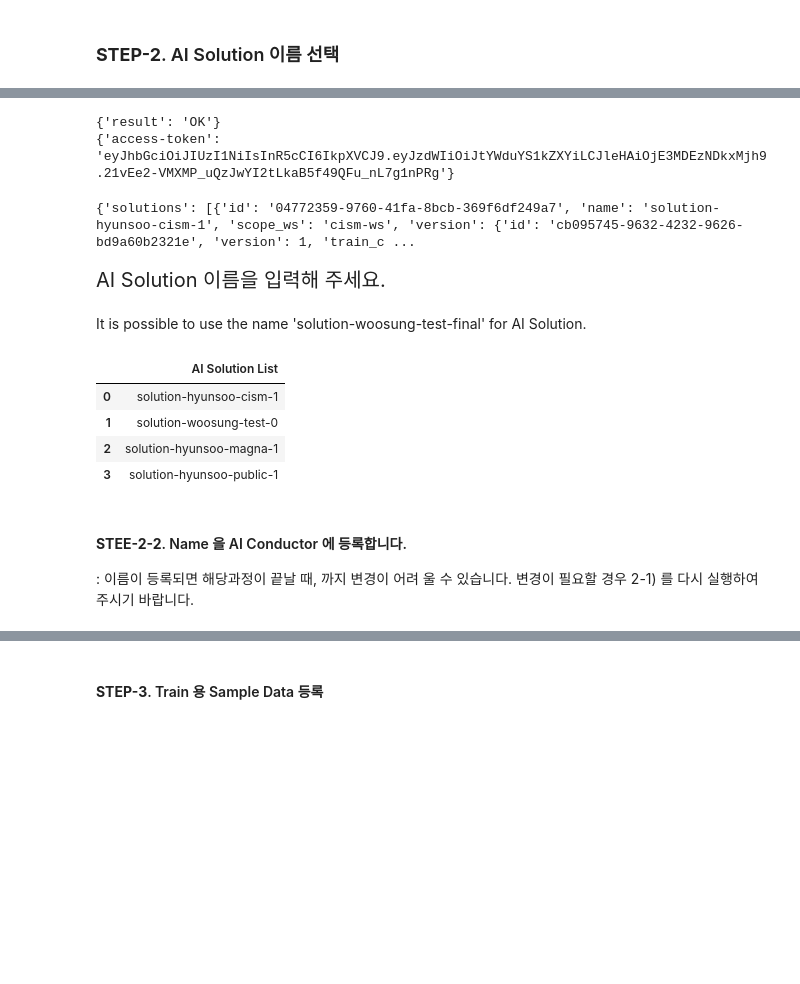
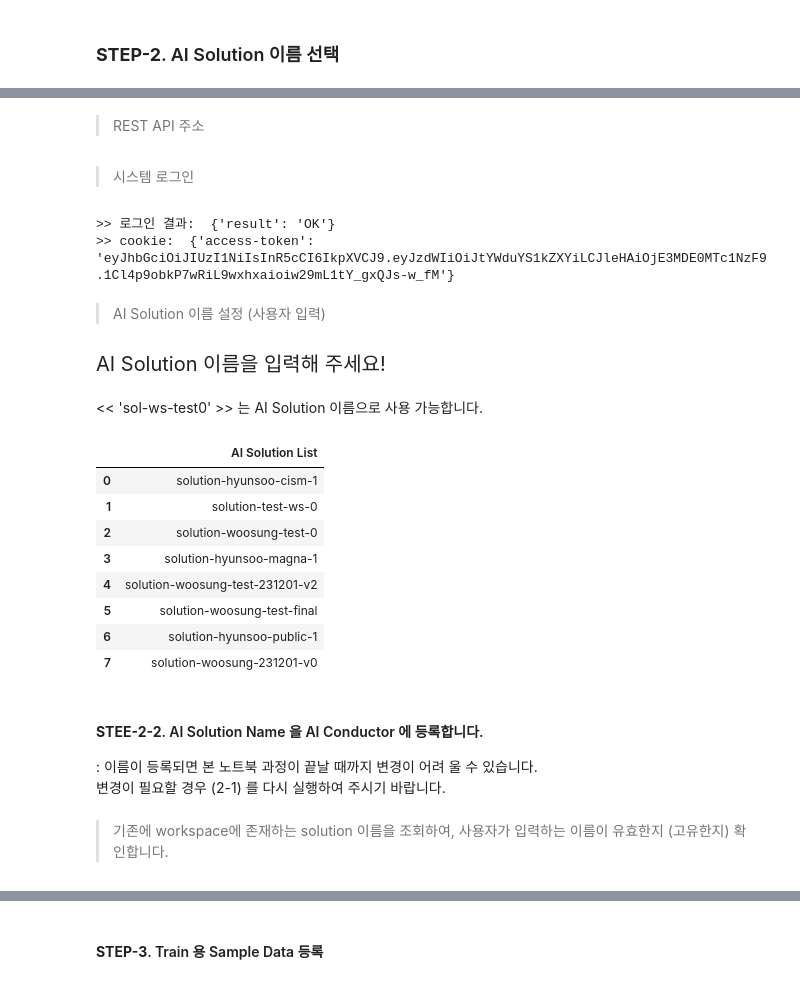
Before and after one commit to mellerikat/ALO, a Jupyter notebook: scripts/creating_ai_solution/creating_container_and_solution_metadata-cism-ws-v0.7.ipynb, the cells around one changed output, grey strips where cells are left out. Saved outputs shown, nothing was run; the diff lists cells and outputs as text; code cells hidden in the pictures; blank space fills up the shorter version.

Commit message:
feat: AI Solution 등록 scripts 업데이트 (AIC v0.7기준)
http://clm.lge.com/issue/browse/DXADVTECH-573?attachmentSortBy=dateTime&attachmentOrder=asc

```diff
--- a/scripts/creating_ai_solution/creating_container_and_solution_metadata-cism-ws-v0.7.ipynb
+++ b/scripts/creating_ai_solution/creating_container_and_solution_metadata-cism-ws-v0.7.ipynb
@@ -37 +57,3 @@ import requests
+# %% [markdown]
+> REST API 주소
 # %%
@@ -65,12 +72,7 @@ STREAMS = BASE_URI + 'streams' # POST
+# %% [markdown]
+> 시스템 로그인
 # %%
-# LOGIN
-#################################
-########    "Fixed"      ########
-#################################
-LOGIN_ID = 'magna-dev'
-LOGIN_PW = 'magna-dev@com'
-#################################
-
+# 로그인
 login_data = json.dumps({
   "login_id": LOGIN_ID,
   "login_pw": LOGIN_PW
@@ -82,61 +84,60 @@ access_token = cookies.get('access-token', None)
 aic_cookie = {
   'access-token' : access_token
 }
-
-print(login_response.json())
-print(aic_cookie)
+print('>> 로그인 결과: ', login_response.json())
+print('>> cookie: ', aic_cookie)
 # %% [output]
-{'result': 'OK'}
-{'access-token': 'eyJhbGciOiJIUzI1NiIsInR5cCI6IkpXVCJ9.eyJzdWIiOiJtYWduYS1kZXYiLCJleHAiOjE3MDEzNDkxMjh9.21vEe2-VMXMP_uQzJwYI2tLkaB5f49QFu_nL7g1nPRg'}
+>> 로그인 결과:  {'result': 'OK'}
+>> cookie:  {'access-token': 'eyJhbGciOiJIUzI1NiIsInR5cCI6IkpXVCJ9.eyJzdWIiOiJtYWduYS1kZXYiLCJleHAiOjE3MDE0MTc1NzF9.1Cl4p9obkP7wRiL9wxhxaioiw29mL1tY_gxQJs-w_fM'}
+# %% [markdown]
+> AI Solution 이름 설정 (사용자 입력)
 # %%
 # AI Solution 이름 설정
 from IPython.display import HTML, display
 import pandas as pd
-#################################
-"""
-0 : public으로 등록된 solution을 가져옴
-1 : cism-ws으로 등록된 solution을 가져옴
-"""
-ONLY_PUBLIC = 0 # 1
-#################################
 
 solution_data = {
     "workspace_name": WORKSPACE_NAME,
     "only_public": ONLY_PUBLIC
 }
 solution_name = requests.get(URI + AI_SOLUTION, params=solution_data, cookies=aic_cookie)
-print(solution_name.json())
+solution_list = []
 
-solution_list = []
 for sol in solution_name.json()['solutions']:
     solution_list.append(sol['name'])
 
 ## soltuion 이름 입력 받기
-display(HTML('<p style="font-size: 20px;">AI Solution 이름을 입력해 주세요. </p>'))
-user_input = input("Name: ")
+display(HTML('<p style="font-size: 20px;"> AI Solution 이름을 입력해 주세요! </p>'))
+user_input = input("AI Solutiuon 이름: ")
 
 # 기존 solution 존재하면 에러 나게 하기
 if user_input in solution_list:
-    txt = "Input 'AI Solution' exists. Raising an error."
+    txt = "이미 입력한 이름이 AI Solution으로 존재합니다. 고유한 이름을 입력해주세요."
     raise ValueError(HTML(f'<p style="font-size: 20px;">{txt}</p>'))
 else:
     name = user_input ## 이름을 반영 합니다.
-    txt = f"It is possible to use the name '{user_input}' for AI Solution."
+    txt = f"<< '{user_input}' >> 는 AI Solution 이름으로 사용 가능합니다."
     display(HTML(f'<p style="font-size: 14px;">{txt}</p>'))
 
 print("\n")
 df = pd.DataFrame(solution_list, columns=["AI Solution List"])
 display(df)
 # %% [output]
-{'solutions': [{'id': '04772359-9760-41fa-8bcb-369f6df249a7', 'name': 'solution-hyunsoo-cism-1', 'scope_ws': 'cism-ws', 'version': {'id': 'cb095745-9632-4232-9626-bd9a60b2321e', 'version': 1, 'train_c ...
-AI Solution 이름을 입력해 주세요.
+AI Solution 이름을 입력해 주세요!
-It is possible to use the name 'solution-woosung-test-final' for AI Solution.
+<< 'sol-ws-test0' >> 는 AI Solution 이름으로 사용 가능합니다.
 |  | AI Solution List |
 | 0 | solution-hyunsoo-cism-1 |
-| 1 | solution-woosung-test-0 |
-| 2 | solution-hyunsoo-magna-1 |
-| 3 | solution-hyunsoo-public-1 |
+| 1 | solution-test-ws-0 |
+| 2 | solution-woosung-test-0 |
+| 3 | solution-hyunsoo-magna-1 |
+| 4 | solution-woosung-test-231201-v2 |
+| 5 | solution-woosung-test-final |
+| 6 | solution-hyunsoo-public-1 |
+| 7 | solution-woosung-231201-v0 |
 # %% [markdown]
-#### **STEE-2-2**. Name 을 AI Conductor 에 등록합니다.
-: 이름이 등록되면 해당과정이 끝날 때, 까지 변경이 어려 울 수 있습니다. 변경이 필요할 경우 2-1) 를 다시 실행하여 주시기 바랍니다.
+#### **STEE-2-2**. AI Solution Name 을 AI Conductor 에 등록합니다.
+: 이름이 등록되면 본 노트북 과정이 끝날 때까지 변경이 어려 울 수 있습니다. \
+   변경이 필요할 경우 (2-1) 를 다시 실행하여 주시기 바랍니다.
+# %% [markdown]
+> 기존에 workspace에 존재하는 solution 이름을 조회하여, 사용자가 입력하는 이름이 유효한지 (고유한지) 확인합니다.
 # %%
```
Also changed, not shown: parts of 86 cells of this notebook, 21 other files.
